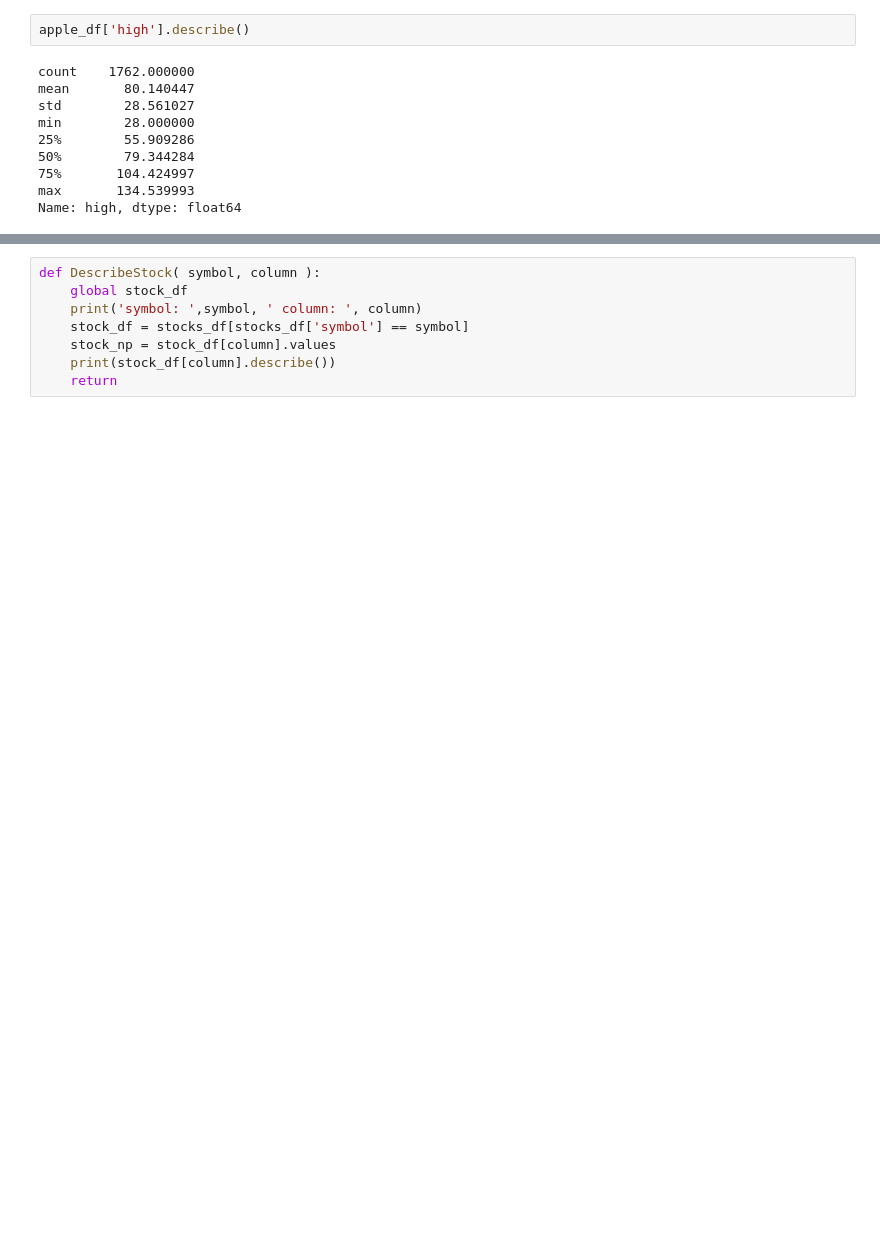
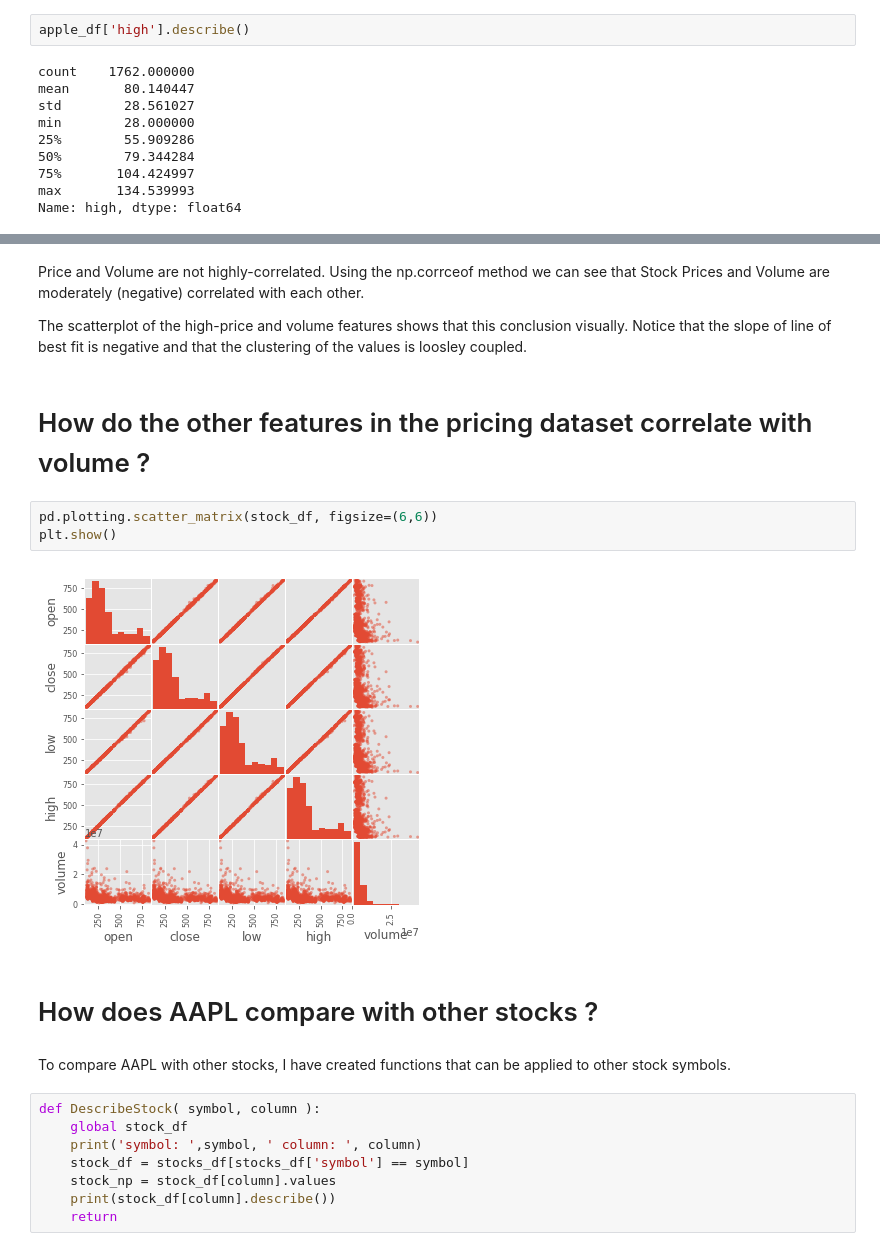
Before and after one commit to plj91682/Thinkful_Assignments, a Jupyter notebook: Thinkful_Assignment_Capstone.ipynb, the cells around one changed output, grey strips where cells are left out. Saved outputs shown, nothing was run; the diff lists cells and outputs as text; blank space fills up the shorter version.

```diff
--- a/Thinkful_Assignment_Capstone.ipynb
+++ b/Thinkful_Assignment_Capstone.ipynb
@@ -49,3 +112,18 @@ Name: high, dtype: float64
+# %% [markdown]
+Price and Volume are not highly-correlated.  Using the np.corrceof method we can see that Stock Prices and Volume are moderately (negative) correlated with each other.
+
+The scatterplot of the high-price and volume features shows that this conclusion visually.  Notice that the slope of line of best fit is negative and that the clustering of the values is loosley coupled.
+# %% [markdown]
+# How do the other features in the pricing dataset correlate with volume ?
+# %%
+pd.plotting.scatter_matrix(stock_df, figsize=(6,6))
+plt.show()
+# %% [output]
+[figure, added]
+# %% [markdown]
+# How does AAPL compare with other stocks ?
+# %% [markdown]
+To compare AAPL with other stocks, I have created functions that can be applied to other stock symbols.
 # %%
 def DescribeStock( symbol, column ):
     global stock_df
```
Also changed, not shown: parts of 31 cells of this notebook.
